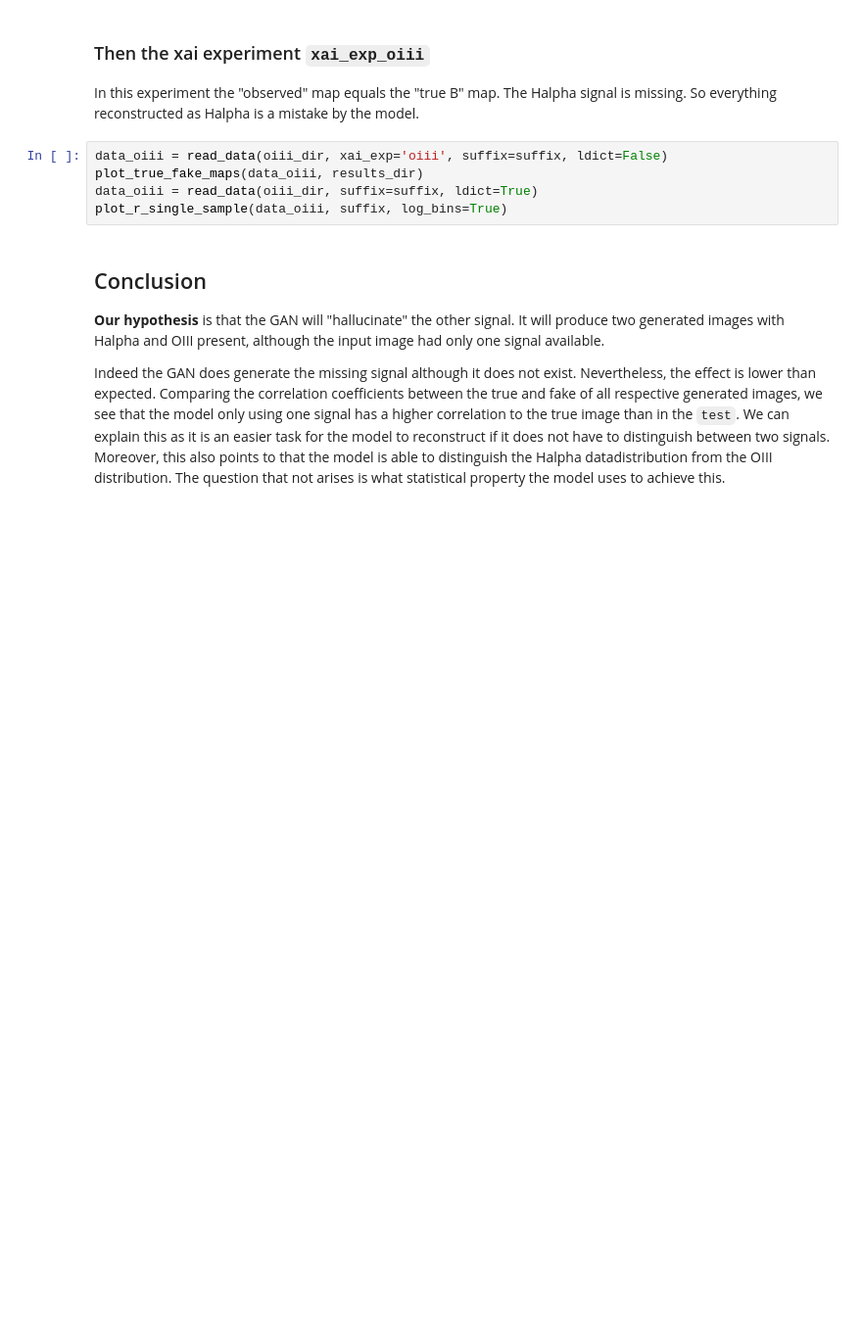
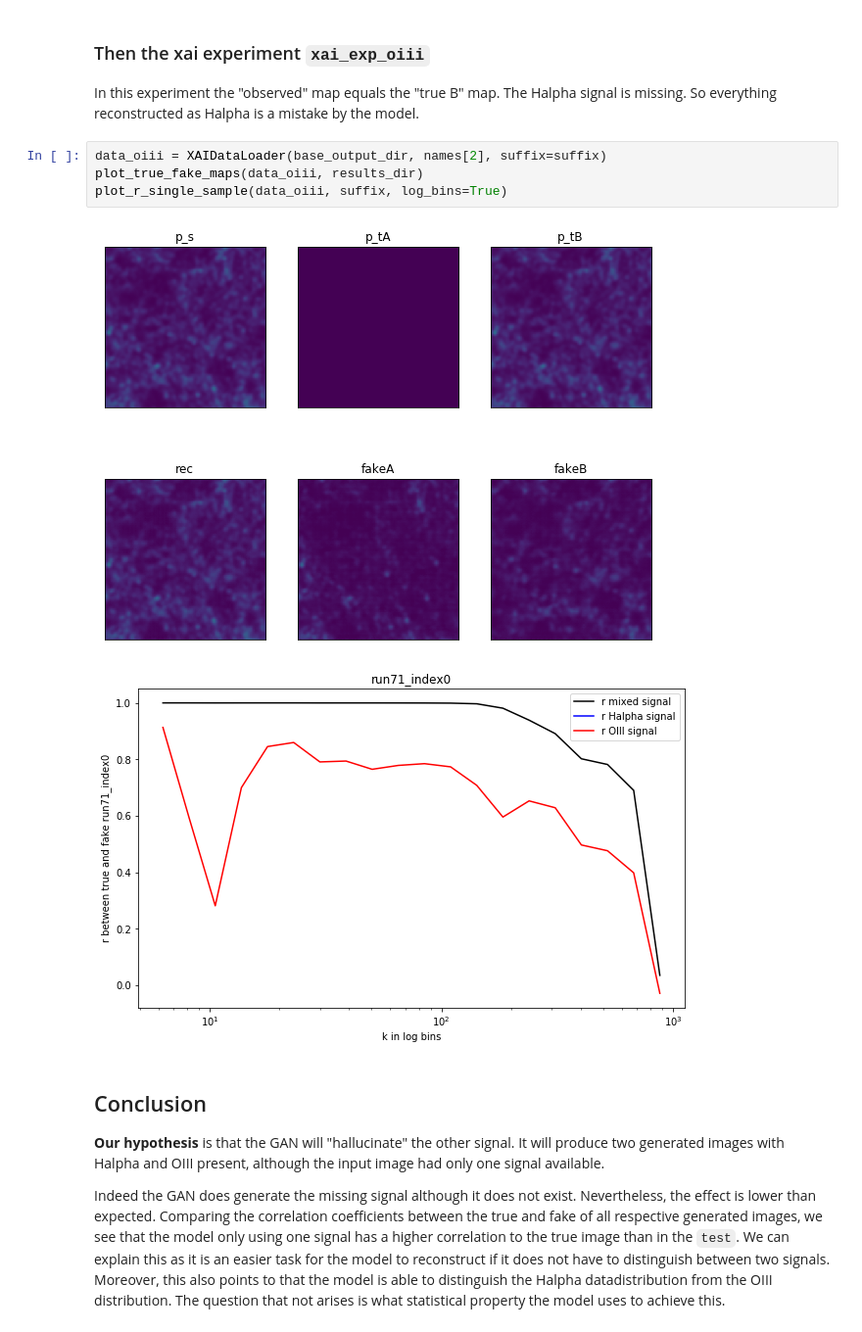
Before and after one commit to knmoriwaki/IM2IM, a Jupyter notebook: explain/xai_analysis_single_signal.ipynb, the cells around one changed output. Shown at 98% size. Saved outputs shown, nothing was run; the diff lists cells and outputs as text; blank space fills up the shorter version.

```diff
--- a/explain/xai_analysis_single_signal.ipynb
+++ b/explain/xai_analysis_single_signal.ipynb
@@ -88,10 +89,12 @@ plot_r_single_sample(data_ha, suffix, log_bins=True)
 ### Then the xai experiment `xai_exp_oiii`
 In this experiment the "observed" map equals the "true B" map. The Halpha signal is missing. So everything reconstructed as Halpha is a mistake by the model.
 # %%
-data_oiii = read_data(oiii_dir, xai_exp='oiii', suffix=suffix, ldict=False)
+data_oiii = XAIDataLoader(base_output_dir, names[2], suffix=suffix)
 plot_true_fake_maps(data_oiii, results_dir)
-data_oiii = read_data(oiii_dir, suffix=suffix, ldict=True)
 plot_r_single_sample(data_oiii, suffix, log_bins=True)
+# %% [output]
+[figure, added]
+[figure, added]
 # %% [markdown]
 ## Conclusion
 **Our hypothesis** is that the GAN will "hallucinate" the other signal. It will produce two generated images with Halpha and OIII present, although the input image had only one signal available.
```
Also changed, not shown: parts of 3 cells of this notebook, 1 other file.
